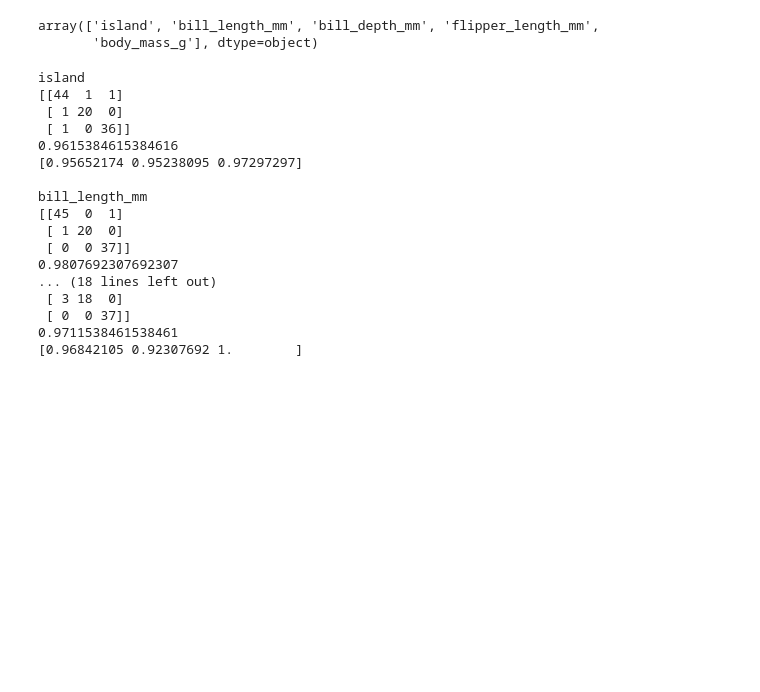
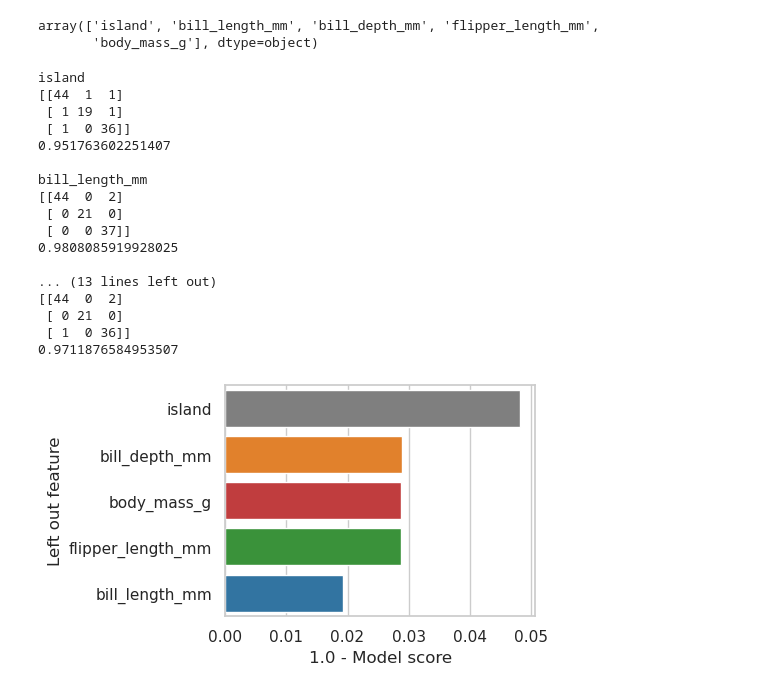
Before and after one commit to crlna16/medium_notebooks, a Jupyter notebook: penguin_importance/Medium_PenguinImportance.ipynb, the cells around one changed output. Saved outputs shown, nothing was run; the diff lists cells and outputs as text; code cells hidden in the pictures; blank space fills up the shorter version.

```diff
--- a/penguin_importance/Medium_PenguinImportance.ipynb
+++ b/penguin_importance/Medium_PenguinImportance.ipynb
@@ -126,6 +127,8 @@ all_features
 array(['island', 'bill_length_mm', 'bill_depth_mm', 'flipper_length_mm',
        'body_mass_g'], dtype=object)
 # %%
+all_scores = []
+
 for i, left_out in enumerate(all_features):
 
     features = df.drop(columns=['species', 'sex', 'island'])
@@ -144,30 +147,51 @@ for i, left_out in enumerate(all_features):
     x_train, x_test, y_train, y_test = train_test_split(features, labels,
                                                         stratify=labels, test_size=0.3,
                                                         random_state=2023)
-    rf = RandomForestClassifier(n_estimators=5)
+    rf = RandomForestClassifier(n_estimators=3)
     rf.fit(x_train, y_train)
 
-    score = rf.score(x_test, y_test)
+    score = f1_score(y_test, rf.predict(x_test), average='weighted')
     confmat = confusion_matrix(y_test, rf.predict(x_test))
     print(confmat)
     print(score)
-    print(f1_score(y_test, rf.predict(x_test), average=None))
     print()
+
+    all_scores.append(score)
 # %% [output]
 island
 [[44  1  1]
- [ 1 20  0]
+ [ 1 19  1]
  [ 1  0 36]]
-0.9615384615384616
-[0.95652174 0.95238095 0.97297297]
+0.951763602251407
 
 bill_length_mm
-[[45  0  1]
- [ 1 20  0]
+[[44  0  2]
+ [ 0 21  0]
  [ 0  0 37]]
-0.9807692307692307
-... (18 lines left out)
- [ 3 18  0]
- [ 0  0 37]]
-0.9711538461538461
-[0.96842105 0.92307692 1.        ]
+0.9808085919928025
+
+... (13 lines left out)
+[[44  0  2]
+ [ 0 21  0]
+ [ 1  0 36]]
+0.9711876584953507
+# %%
+all_scores = (1.0 - np.array(all_scores))
+loo_df = pd.DataFrame(dict(loo_score=all_scores, index=all_features))
+# %%
+cdict2 = {}
+for i, c in enumerate(all_features):
+    if c in cdict.keys():
+        cdict2[c] = cdict[c]
+    if 'island' in c.lower():
+        cdict2[c] = 'C7'
+# %%
+fig=plt.figure(figsize=(4, 3))
+sns.barplot(data=loo_df.sort_values('loo_score', ascending=False), x='loo_score', y='index',
+           palette=cdict2)
+ax=plt.gca()
+ax.set_xlabel('1.0 - Model score')
+ax.set_ylabel('Left out feature')
+plt.show()
+# %% [output]
+[figure, added]
```
Also changed, not shown: parts of 8 cells of this notebook.
